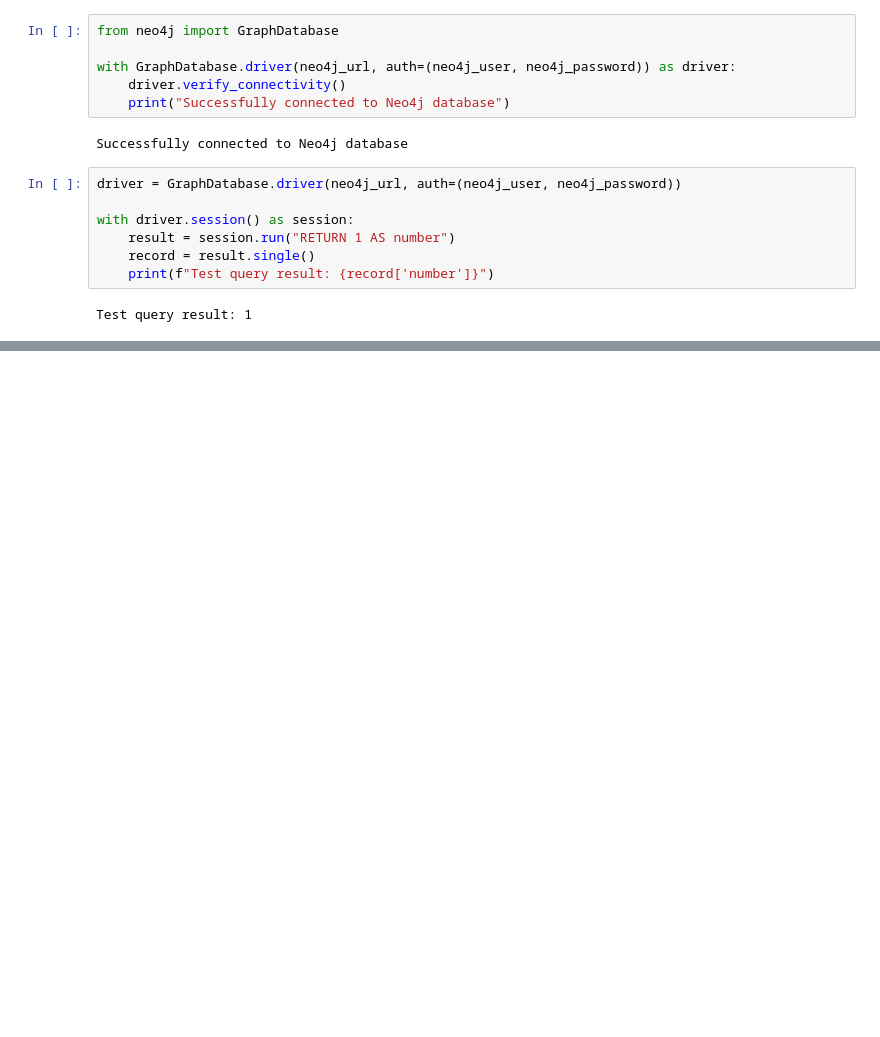
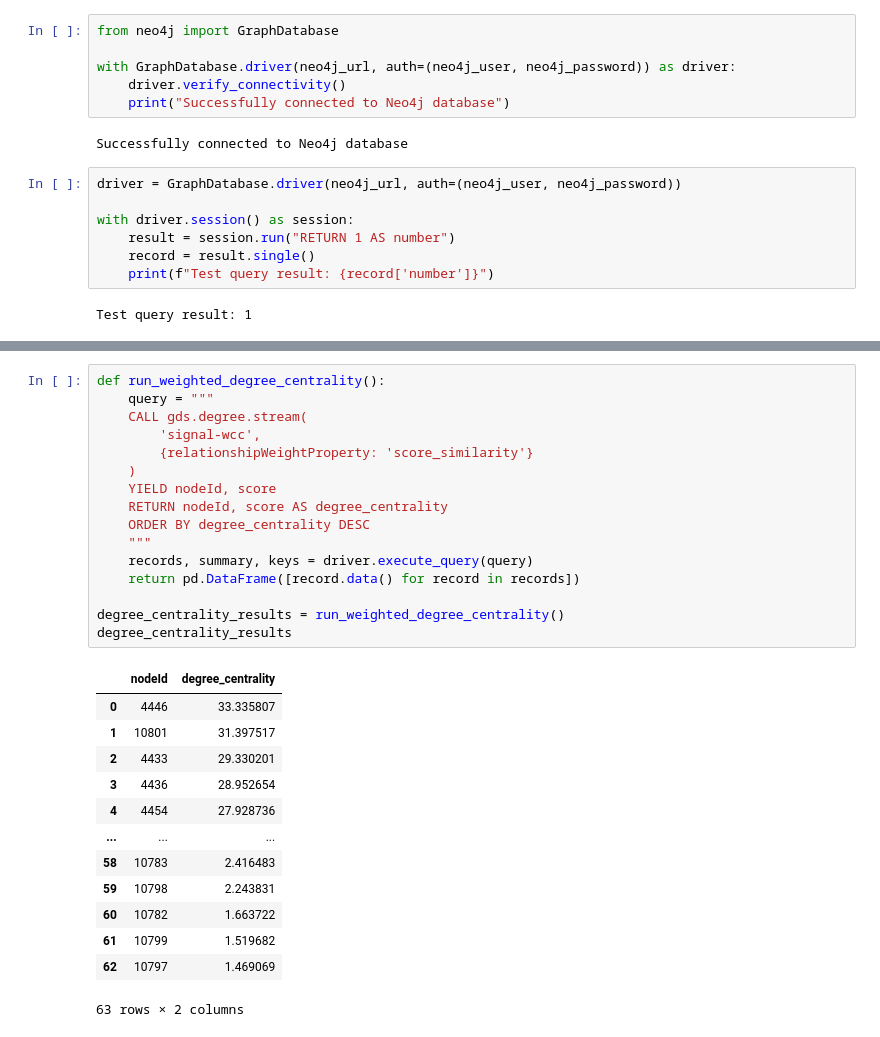
Before and after one commit to andertbrin/tcc_mba_usp_esalq, a Jupyter notebook: app/3. create_graph.ipynb, the cells around one changed output, grey strips where cells are left out. Cells and saved outputs as stored; diff of their text form; blank space fills up the shorter version.

```diff
--- a/app/3. create_graph.ipynb
+++ b/app/3. create_graph.ipynb
@@ -257,0 +556,30 @@ ClientError: {neo4j_code: Neo.ClientError.Database.DatabaseNotFound} {message: U
+# %%
+def run_weighted_degree_centrality():
+    query = """
+    CALL gds.degree.stream(
+        'signal-wcc',
+        {relationshipWeightProperty: 'score_similarity'}
+    )
+    YIELD nodeId, score
+    RETURN nodeId, score AS degree_centrality
+    ORDER BY degree_centrality DESC
+    """
+    records, summary, keys = driver.execute_query(query)
+    return pd.DataFrame([record.data() for record in records])
+
+degree_centrality_results = run_weighted_degree_centrality()
+degree_centrality_results
+# %% [output]
+|  | nodeId | degree_centrality |
+| 0 | 4446 | 33.335807 |
+| 1 | 10801 | 31.397517 |
+| 2 | 4433 | 29.330201 |
+| 3 | 4436 | 28.952654 |
+| 4 | 4454 | 27.928736 |
+| ... | ... | ... |
+| 58 | 10783 | 2.416483 |
+| 59 | 10798 | 2.243831 |
+| 60 | 10782 | 1.663722 |
+| 61 | 10799 | 1.519682 |
+| 62 | 10797 | 1.469069 |
+63 rows × 2 columns
```
Also changed, not shown: parts of 30 cells of this notebook, 30 other files.
